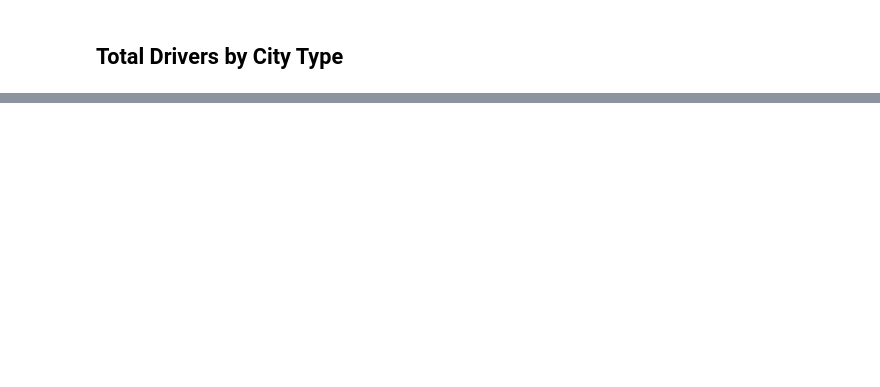
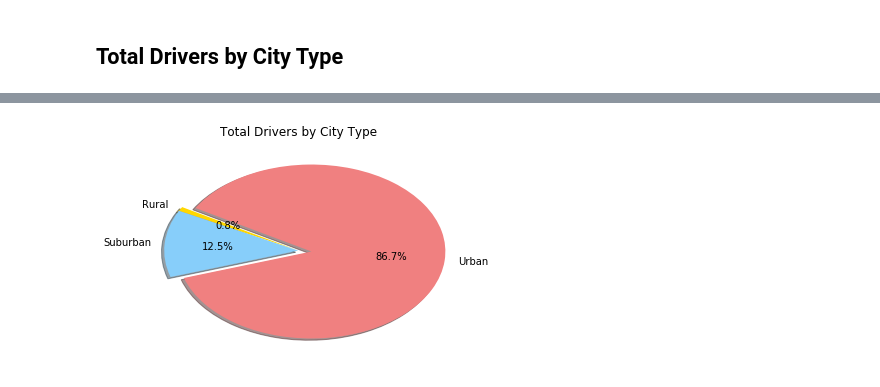
Before and after one commit to ikleinman/python-challenge, a Jupyter notebook: matplotlib/Pyber/Pyberhw.ipynb, the cells around one changed output, grey strips where cells are left out. Cells and saved outputs as stored; diff of their text form; code cells hidden in the pictures; blank space fills up the shorter version.

```diff
--- a/matplotlib/Pyber/Pyberhw.ipynb
+++ b/matplotlib/Pyber/Pyberhw.ipynb
@@ -130,0 +134,22 @@ plt.show()
+# %%
+# Calculate Driver Percents
+drivers_bytype = pd.DataFrame(merge_df.groupby('type')["driver_count"].sum())
+drivers_bytype = drivers_bytype.rename(columns={"driver_count":"Total # of Drivers"})
+
+
+# Build Pie Charts
+labels = ["Rural", "Suburban", "Urban"]
+Drivers = drivers_bytype["Total # of Drivers"]
+colors = ["Gold", "lightskyblue", "lightcoral"]
+explode = (0,0,0.1)
+
+plt.title("Total Drivers by City Type")
+plt.pie(Drivers, explode=explode, labels=labels, colors=colors,
+        autopct="%1.1f%%", shadow=True, startangle = 150)
+
+# Save Figure
+plt.savefig("images/Total Drivers by City Type")
+
+plt.show()
+# %% [output]
+[figure, added]
```
Also changed, not shown: parts of 7 cells of this notebook, 2 other files.
